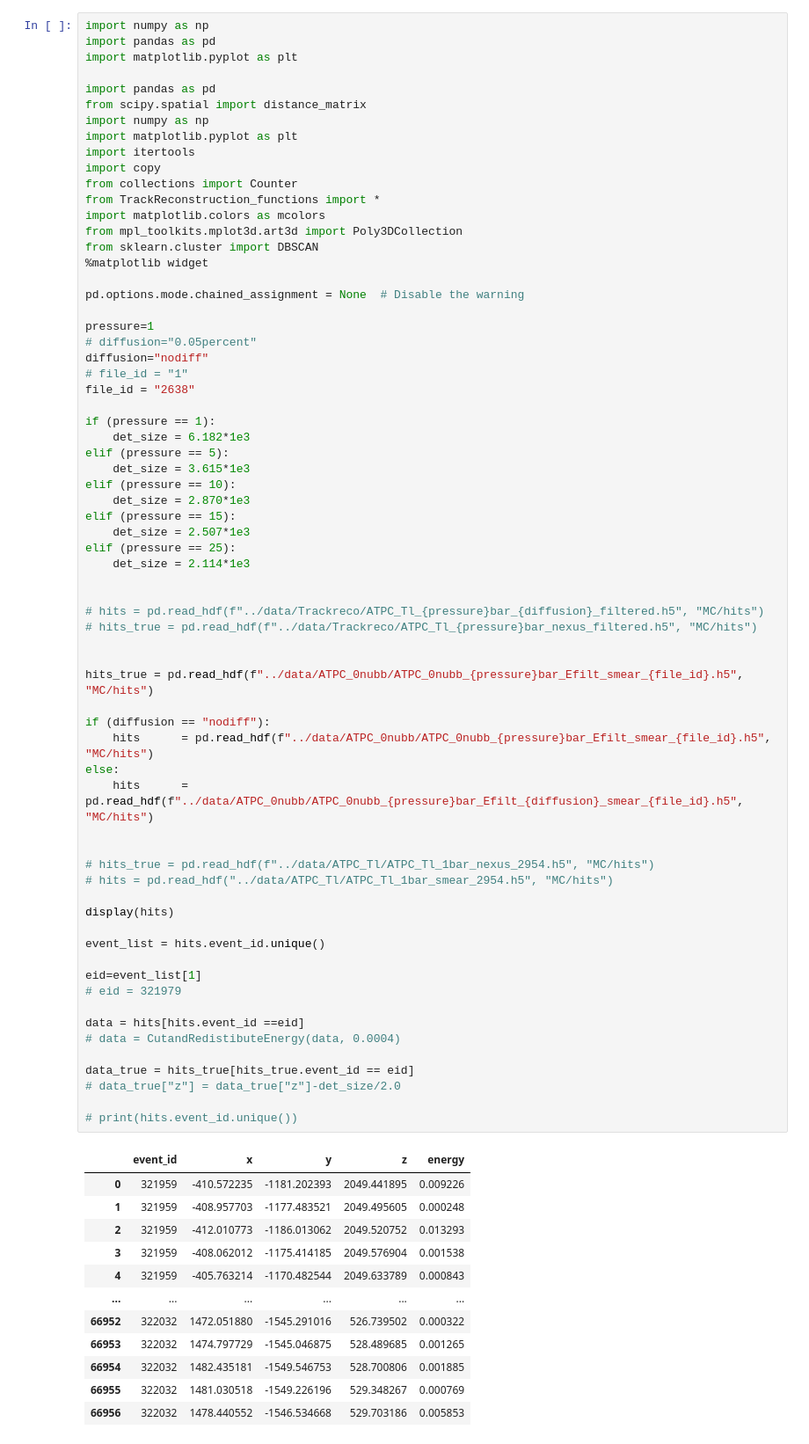
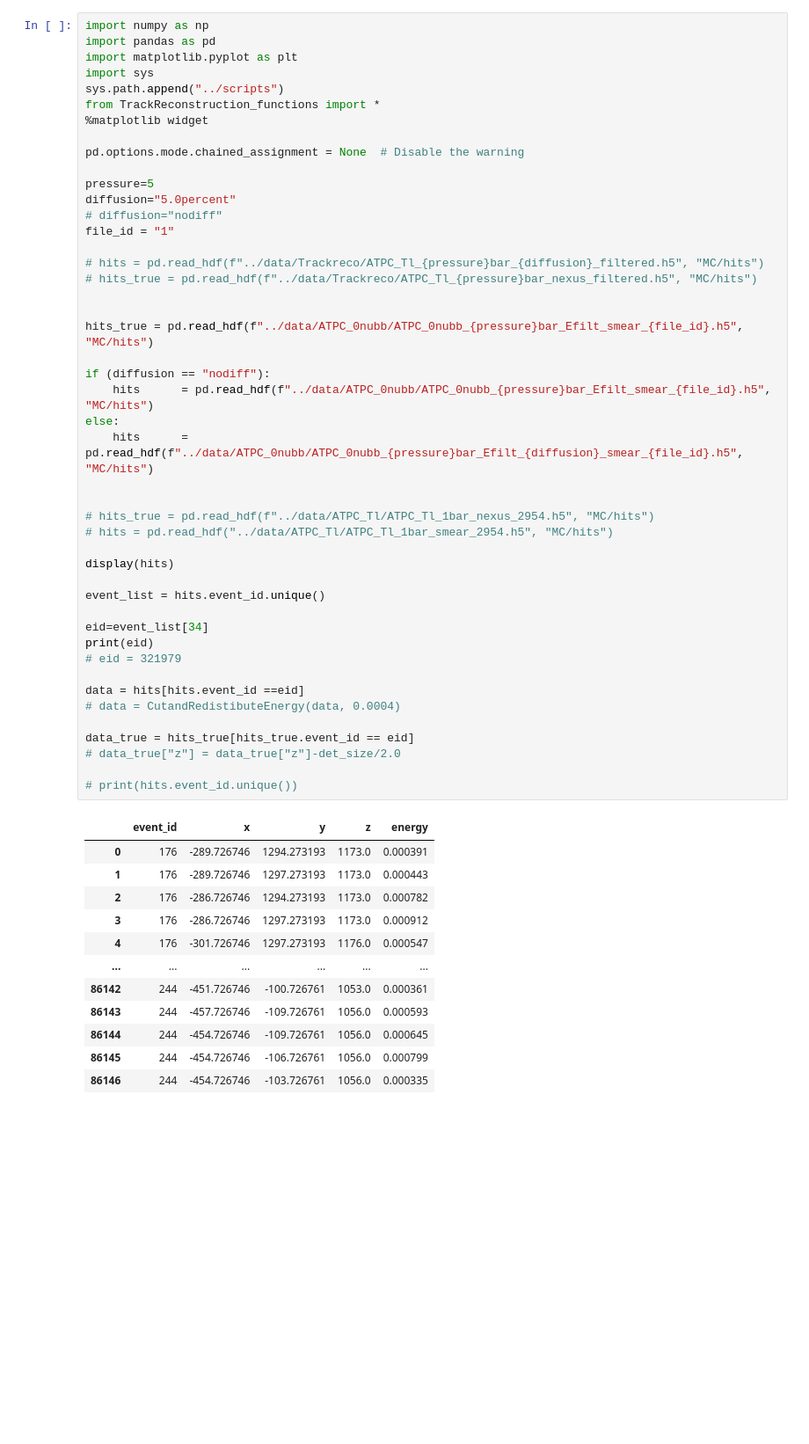
Before and after one commit to kvjmistry/ATPC, a Jupyter notebook: notebooks/Group_Hits.ipynb, the cells around one changed output. Shown at 88% size. Saved outputs shown, nothing was run; the diff lists cells and outputs as text; blank space fills up the shorter version.

```diff
--- a/notebooks/Group_Hits.ipynb
+++ b/notebooks/Group_Hits.ipynb
@@ -2,79 +2,58 @@
 import numpy as np
 import pandas as pd
 import matplotlib.pyplot as plt
-
-import pandas as pd
-from scipy.spatial import distance_matrix
-import numpy as np
-import matplotlib.pyplot as plt
-import itertools
-import copy
-from collections import Counter
+import sys
+sys.path.append("../scripts")
 from TrackReconstruction_functions import *
-import matplotlib.colors as mcolors
-from mpl_toolkits.mplot3d.art3d import Poly3DCollection
-from sklearn.cluster import DBSCAN
 %matplotlib widget
 
 pd.options.mode.chained_assignment = None  # Disable the warning
 
-pressure=1
-# diffusion="0.05percent"
-diffusion="nodiff"
-# file_id = "1"
-file_id = "2638"
-
-if (pressure == 1):
-    det_size = 6.182*1e3
-elif (pressure == 5):
-    det_size = 3.615*1e3
-elif (pressure == 10):
-    det_size = 2.870*1e3
-elif (pressure == 15):
-    det_size = 2.507*1e3
-elif (pressure == 25):
-    det_size = 2.114*1e3
-
+pressure=5
+diffusion="5.0percent"
+# diffusion="nodiff"
+file_id = "1"
 
 # hits = pd.read_hdf(f"../data/Trackreco/ATPC_Tl_{pressure}bar_{diffusion}_filtered.h5", "MC/hits")
 # hits_true = pd.read_hdf(f"../data/Trackreco/ATPC_Tl_{pressure}bar_nexus_filtered.h5", "MC/hits")
 
 
 hits_true = pd.read_hdf(f"../data/ATPC_0nubb/ATPC_0nubb_{pressure}bar_Efilt_smear_{file_id}.h5", "MC/hits")
 
 if (diffusion == "nodiff"):
     hits      = pd.read_hdf(f"../data/ATPC_0nubb/ATPC_0nubb_{pressure}bar_Efilt_smear_{file_id}.h5", "MC/hits")
 else:
     hits      = pd.read_hdf(f"../data/ATPC_0nubb/ATPC_0nubb_{pressure}bar_Efilt_{diffusion}_smear_{file_id}.h5", "MC/hits")
 
 
 # hits_true = pd.read_hdf(f"../data/ATPC_Tl/ATPC_Tl_1bar_nexus_2954.h5", "MC/hits")
 # hits = pd.read_hdf("../data/ATPC_Tl/ATPC_Tl_1bar_smear_2954.h5", "MC/hits")
 
 display(hits)
 
 event_list = hits.event_id.unique()
 
-eid=event_list[1]
+eid=event_list[34]
+print(eid)
 # eid = 321979
 
 data = hits[hits.event_id ==eid]
 # data = CutandRedistibuteEnergy(data, 0.0004)
 
 data_true = hits_true[hits_true.event_id == eid]
 # data_true["z"] = data_true["z"]-det_size/2.0
 
 # print(hits.event_id.unique())
 # %% [output]
 |  | event_id | x | y | z | energy |
-| 0 | 321959 | -410.572235 | -1181.202393 | 2049.441895 | 0.009226 |
-| 1 | 321959 | -408.957703 | -1177.483521 | 2049.495605 | 0.000248 |
-| 2 | 321959 | -412.010773 | -1186.013062 | 2049.520752 | 0.013293 |
-| 3 | 321959 | -408.062012 | -1175.414185 | 2049.576904 | 0.001538 |
-| 4 | 321959 | -405.763214 | -1170.482544 | 2049.633789 | 0.000843 |
+| 0 | 176 | -289.726746 | 1294.273193 | 1173.0 | 0.000391 |
+| 1 | 176 | -289.726746 | 1297.273193 | 1173.0 | 0.000443 |
+| 2 | 176 | -286.726746 | 1294.273193 | 1173.0 | 0.000782 |
+| 3 | 176 | -286.726746 | 1297.273193 | 1173.0 | 0.000912 |
+| 4 | 176 | -301.726746 | 1297.273193 | 1176.0 | 0.000547 |
 | ... | ... | ... | ... | ... | ... |
-| 66952 | 322032 | 1472.051880 | -1545.291016 | 526.739502 | 0.000322 |
-| 66953 | 322032 | 1474.797729 | -1545.046875 | 528.489685 | 0.001265 |
-| 66954 | 322032 | 1482.435181 | -1549.546753 | 528.700806 | 0.001885 |
-| 66955 | 322032 | 1481.030518 | -1549.226196 | 529.348267 | 0.000769 |
-| 66956 | 322032 | 1478.440552 | -1546.534668 | 529.703186 | 0.005853 |
+| 86142 | 244 | -451.726746 | -100.726761 | 1053.0 | 0.000361 |
+| 86143 | 244 | -457.726746 | -109.726761 | 1056.0 | 0.000593 |
+| 86144 | 244 | -454.726746 | -109.726761 | 1056.0 | 0.000645 |
+| 86145 | 244 | -454.726746 | -106.726761 | 1056.0 | 0.000799 |
+| 86146 | 244 | -454.726746 | -103.726761 | 1056.0 | 0.000335 |
```
Also changed, not shown: parts of 5 cells of this notebook, 5 other files.
